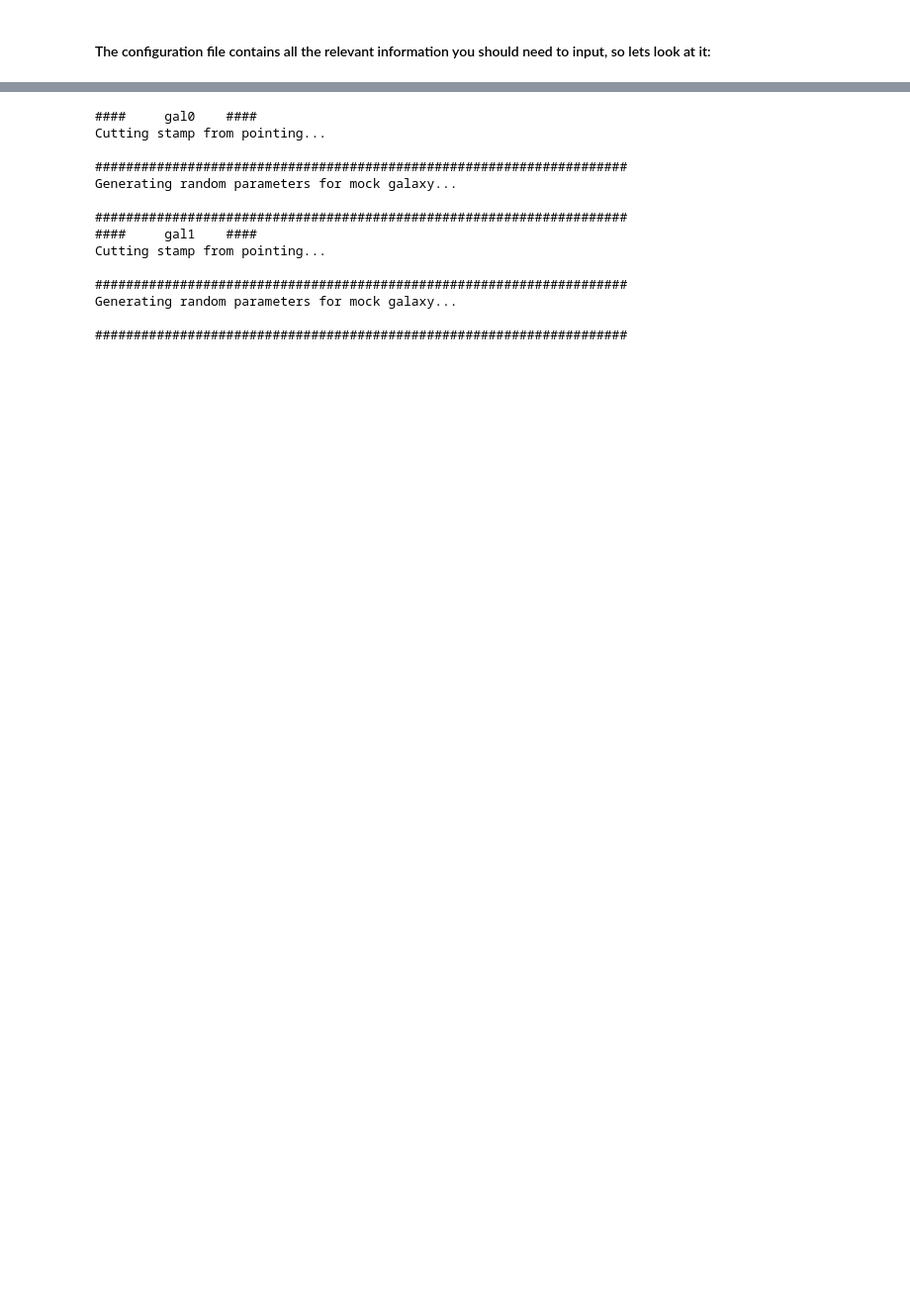
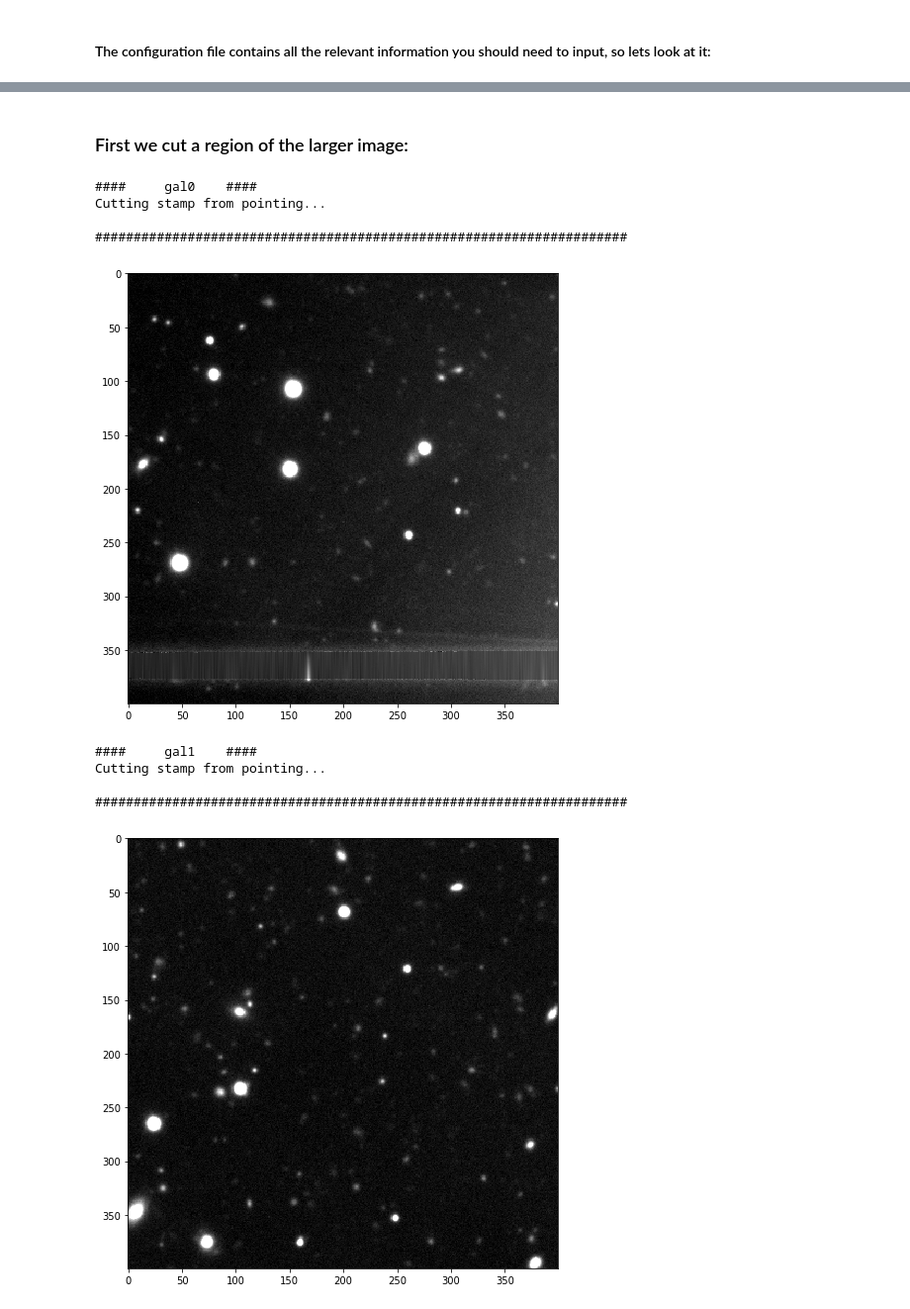
Before and after one commit to rodff/mock_generator, a Jupyter notebook: demonstration.ipynb, the cells around one changed output, grey strips where cells are left out. Shown at 99% size. Drawn from its saved outputs; the diff is of its cells as text; code cells hidden in the pictures; blank space fills up the shorter version.

Commit message:
Update on mock generation

```diff
--- a/demonstration.ipynb
+++ b/demonstration.ipynb
@@ -6,7 +17,7 @@ import configparser
 # %% [markdown]
 #### The configuration file contains all the relevant information you should need to input, so lets look at it:
 # %%
-cf_nm = 'conf.ini'
+cf_nm = 'example_conf.ini'
 # CONFIGURATION
 cfg = configparser.ConfigParser()
 cfg.read(cf_nm)
@@ -47,43 +69,33 @@ Optional keywords:
+# %% [markdown]
+### First we cut a region of the larger image:
 # %%
-Ni = 0
-Nf = 1
-
-outPath = str(D['outpath'])    # Output directory to save mock galaxy directories
-if(os.path.exists(outPath)):
-    os.system('rm -r {0}'.format(outPath))
-    os.system('mkdir {0}'.format(outPath))
-else:
-    os.system('mkdir {0}'.format(outPath))
-
 # for each N mock
 for N in range(Ni,Nf+1):
     drt = outPath+'/gal{0}'.format(N)
     print('#### \t gal{0} \t ####'.format(N))
     if(os.path.exists(drt)):
         os.system('rm -r {0}'.format(drt))
         os.system('mkdir {0}'.format(drt))
     else:
         os.system('mkdir {0}'.format(drt))
 
     print('Cutting stamp from pointing...\n')
     os.system('python cut.py {0} {1}'.format(cf_nm,N))
     print('#####################################################################')
 
-    print('Generating random parameters for mock galaxy...\n')
-    os.system('python gen_pars.py {0} {1}'.format(cf_nm,N))
-    print('#####################################################################')
+    dt = fits.getdata('{0}/cut_gal{1}.fits'.format(drt,N))
+
+    fig = plt.figure(figsize=(8,8))
+    plt.imshow(dt,cmap='gray',vmin=np.percentile(dt,1.5),vmax=np.percentile(dt,99.5))
+    plt.show()
 # %% [output]
 ####     gal0    ####
 Cutting stamp from pointing...
 
 #####################################################################
-Generating random parameters for mock galaxy...
-
-#####################################################################
-####     gal1    ####
-Cutting stamp from pointing...
-
-#####################################################################
-Generating random parameters for mock galaxy...
-
-#####################################################################
+[figure, added]
+####     gal1    ####
+Cutting stamp from pointing...
+
+#####################################################################
+[figure, added]
```
Also changed, not shown: parts of 12 cells of this notebook, 25 other files.
